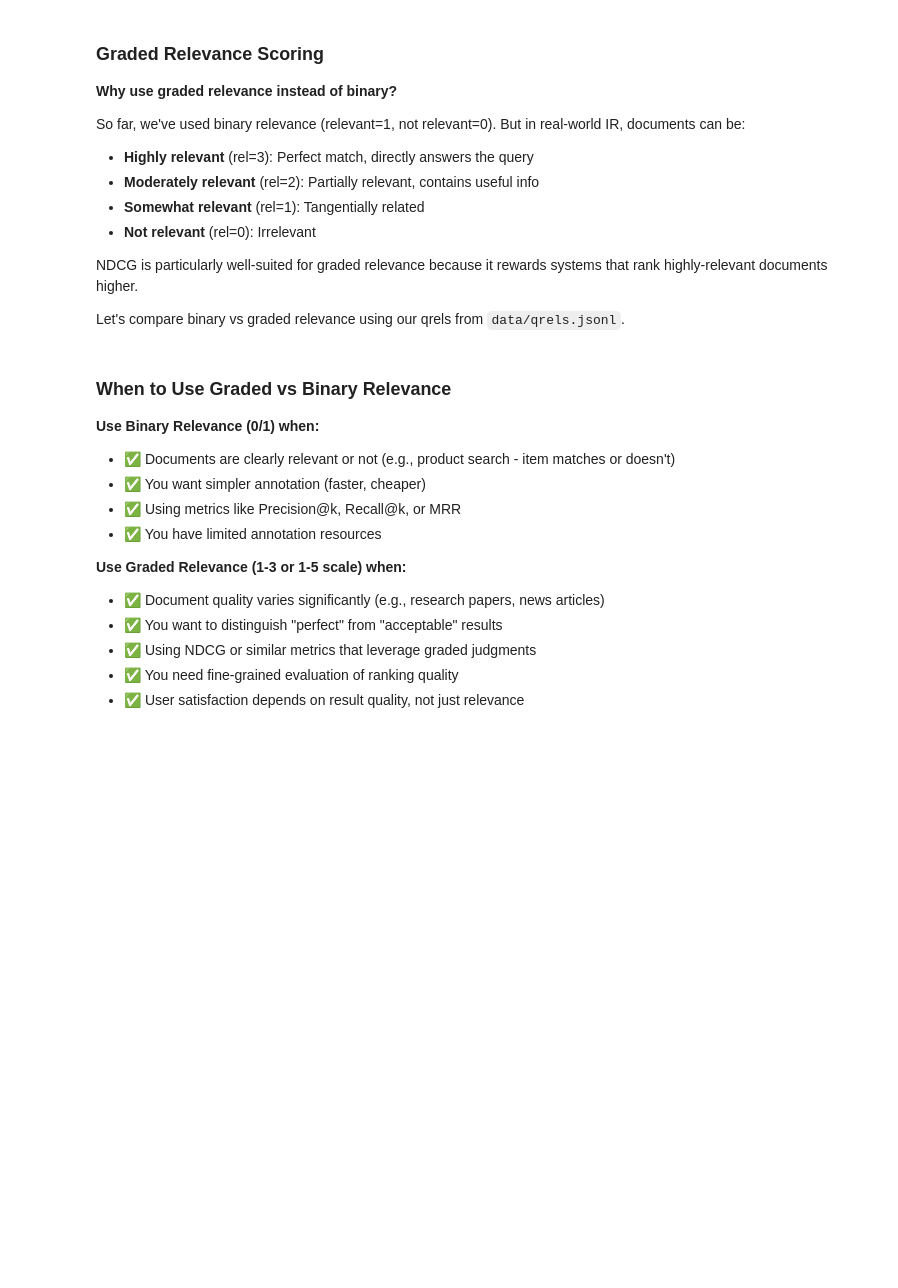
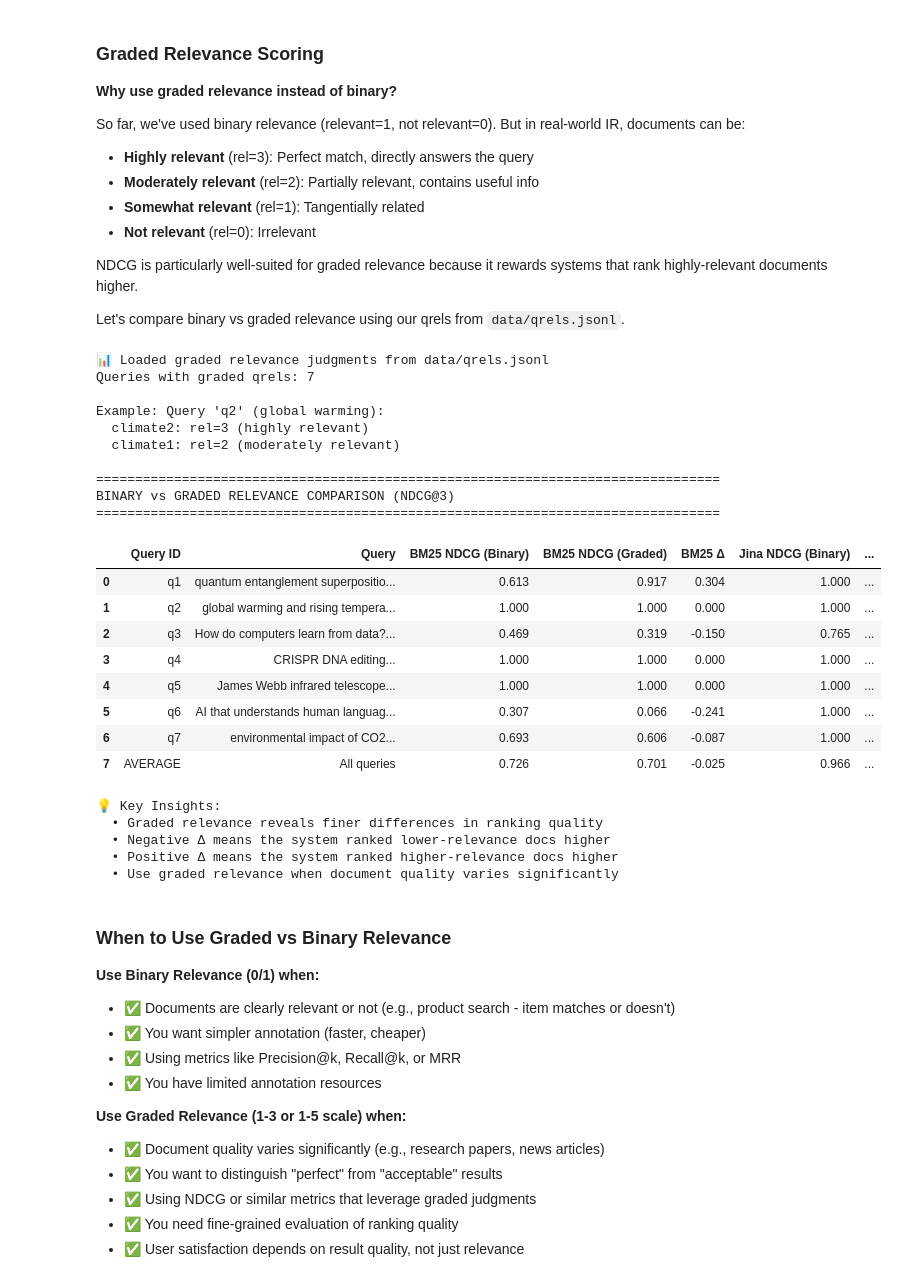
Before and after one commit to pleonova/ir-eval, a Jupyter notebook: demos/demo_retrievers.ipynb, the cells around one changed output. Drawn from its saved outputs; the diff is of its cells as text; code cells hidden in the pictures; blank space fills up the shorter version.

Commit message:
Add average to notebook and top3 to rank.py

```diff
--- a/demos/demo_retrievers.ipynb
+++ b/demos/demo_retrievers.ipynb
@@ -680,42 +680,78 @@ for q in queries:
     # Calculate NDCG with binary relevance (convert all rel>0 to 1)
     binary_qrels = {doc: 1 for doc, rel in graded_qrels[qid].items() if rel > 0}
     bm25_ndcg_binary = ndcg_at_k(bm25_ranked, binary_qrels, k=3, method="exponential")
     jina_ndcg_binary = ndcg_at_k(jina_ranked, binary_qrels, k=3, method="exponential") if jina_retriever else 0.0
 
     comparison_results.append({
         'Query ID': qid,
         'Query': q['query'][:40] + '...',
         'BM25 NDCG (Binary)': round(bm25_ndcg_binary, 3),
         'BM25 NDCG (Graded)': round(bm25_ndcg_graded, 3),
         'BM25 Δ': round(bm25_ndcg_graded - bm25_ndcg_binary, 3),
         'Jina NDCG (Binary)': round(jina_ndcg_binary, 3),
         'Jina NDCG (Graded)': round(jina_ndcg_graded, 3),
         'Jina Δ': round(jina_ndcg_graded - jina_ndcg_binary, 3),
     })
 
 df_graded_comparison = pd.DataFrame(comparison_results)
 
-print("\n" + "="*80)
-print("BINARY vs GRADED RELEVANCE COMPARISON (NDCG@3)")
-print("="*80)
-print()
-display(df_graded_comparison)
-
 # Calculate average scores
 avg_bm25_binary = df_graded_comparison['BM25 NDCG (Binary)'].mean()
 avg_bm25_graded = df_graded_comparison['BM25 NDCG (Graded)'].mean()
 avg_jina_binary = df_graded_comparison['Jina NDCG (Binary)'].mean()
 avg_jina_graded = df_graded_comparison['Jina NDCG (Graded)'].mean()
 
-print(f"\n📈 Average Scores:")
-print(f"  BM25:  Binary={avg_bm25_binary:.3f}, Graded={avg_bm25_graded:.3f} (Δ={avg_bm25_graded-avg_bm25_binary:+.3f})")
-print(f"  Jina:  Binary={avg_jina_binary:.3f}, Graded={avg_jina_graded:.3f} (Δ={avg_jina_graded-avg_jina_binary:+.3f})")
+# Create average row
+average_row = {
+    'Query ID': 'AVERAGE',
+    'Query': 'All queries',
+    'BM25 NDCG (Binary)': round(avg_bm25_binary, 3),
+    'BM25 NDCG (Graded)': round(avg_bm25_graded, 3),
+    'BM25 Δ': round(avg_bm25_graded - avg_bm25_binary, 3),
+    'Jina NDCG (Binary)': round(avg_jina_binary, 3),
+    'Jina NDCG (Graded)': round(avg_jina_graded, 3),
+    'Jina Δ': round(avg_jina_graded - avg_jina_binary, 3),
+}
+
+# Add average row to dataframe
+df_graded_comparison_with_avg = pd.concat([df_graded_comparison, pd.DataFrame([average_row])], ignore_index=True)
+
+print("\n" + "="*80)
+print("BINARY vs GRADED RELEVANCE COMPARISON (NDCG@3)")
+print("="*80)
+print()
+display(df_graded_comparison_with_avg)
 
 print(f"\n💡 Key Insights:")
 print(f"  • Graded relevance reveals finer differences in ranking quality")
 print(f"  • Negative Δ means the system ranked lower-relevance docs higher")
 print(f"  • Positive Δ means the system ranked higher-relevance docs higher")
 print(f"  • Use graded relevance when document quality varies significantly")
+# %% [output]
+📊 Loaded graded relevance judgments from data/qrels.jsonl
+Queries with graded qrels: 7
+
+Example: Query 'q2' (global warming):
+  climate2: rel=3 (highly relevant)
+  climate1: rel=2 (moderately relevant)
+
+================================================================================
+BINARY vs GRADED RELEVANCE COMPARISON (NDCG@3)
+================================================================================
+|  | Query ID | Query | BM25 NDCG (Binary) | BM25 NDCG (Graded) | BM25 Δ | Jina NDCG (Binary) | ... |
+| 0 | q1 | quantum entanglement superpositio... | 0.613 | 0.917 | 0.304 | 1.000 | ... |
+| 1 | q2 | global warming and rising tempera... | 1.000 | 1.000 | 0.000 | 1.000 | ... |
+| 2 | q3 | How do computers learn from data?... | 0.469 | 0.319 | -0.150 | 0.765 | ... |
+| 3 | q4 | CRISPR DNA editing... | 1.000 | 1.000 | 0.000 | 1.000 | ... |
+| 4 | q5 | James Webb infrared telescope... | 1.000 | 1.000 | 0.000 | 1.000 | ... |
+| 5 | q6 | AI that understands human languag... | 0.307 | 0.066 | -0.241 | 1.000 | ... |
+| 6 | q7 | environmental impact of CO2... | 0.693 | 0.606 | -0.087 | 1.000 | ... |
+| 7 | AVERAGE | All queries | 0.726 | 0.701 | -0.025 | 0.966 | ... |
+💡 Key Insights:
+  • Graded relevance reveals finer differences in ranking quality
+  • Negative Δ means the system ranked lower-relevance docs higher
+  • Positive Δ means the system ranked higher-relevance docs higher
+  • Use graded relevance when document quality varies significantly
 # %% [markdown]
 ### When to Use Graded vs Binary Relevance
 
```
Also changed, not shown: parts of 2 cells of this notebook, 1 other file.
